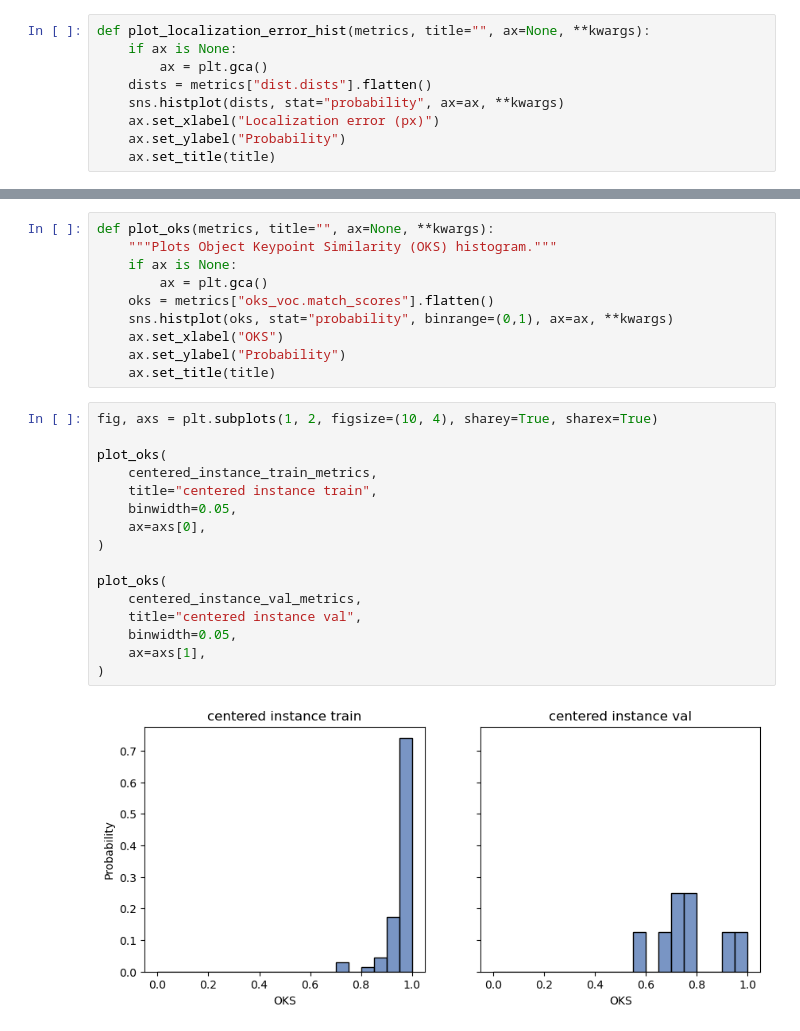
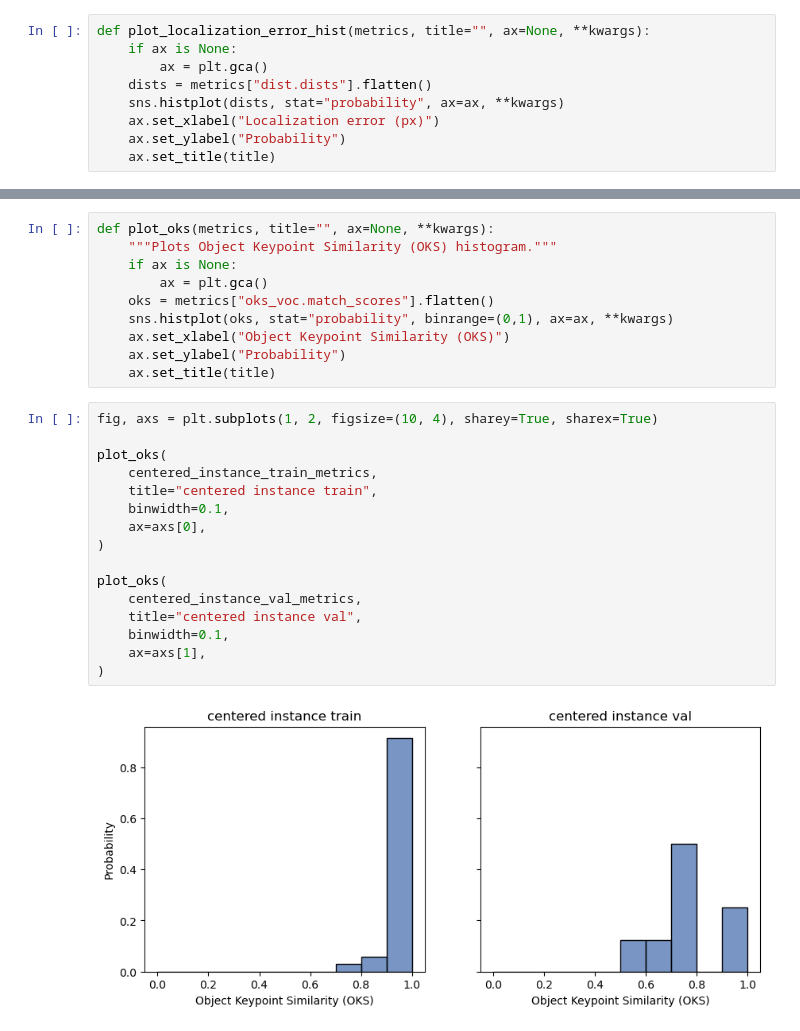
Before and after one commit to neuroinformatics-unit/course-behavioural-analysis, a Jupyter notebook: notebooks/evaluate_sleap_models.ipynb, the cells around one changed output, grey strips where cells are left out. Drawn from its saved outputs; the diff is of its cells as text.

Commit message:
updated evaluation plots

```diff
--- a/notebooks/evaluate_sleap_models.ipynb
+++ b/notebooks/evaluate_sleap_models.ipynb
@@ -124,24 +124,24 @@ def plot_oks(metrics, title="", ax=None, **kwargs):
         ax = plt.gca()
     oks = metrics["oks_voc.match_scores"].flatten()
     sns.histplot(oks, stat="probability", binrange=(0,1), ax=ax, **kwargs)
-    ax.set_xlabel("OKS")
+    ax.set_xlabel("Object Keypoint Similarity (OKS)")
     ax.set_ylabel("Probability")
     ax.set_title(title)
 # %%
 fig, axs = plt.subplots(1, 2, figsize=(10, 4), sharey=True, sharex=True)
 
 plot_oks(
     centered_instance_train_metrics,
     title="centered instance train",
-    binwidth=0.05,
+    binwidth=0.1,
     ax=axs[0],
 )
 
 plot_oks(
     centered_instance_val_metrics,
     title="centered instance val",
-    binwidth=0.05,
+    binwidth=0.1,
     ax=axs[1],
 )
 # %% [output]
-[figure, old version]
+[figure, new version]
```
Also changed, not shown: parts of 4 cells of this notebook.
